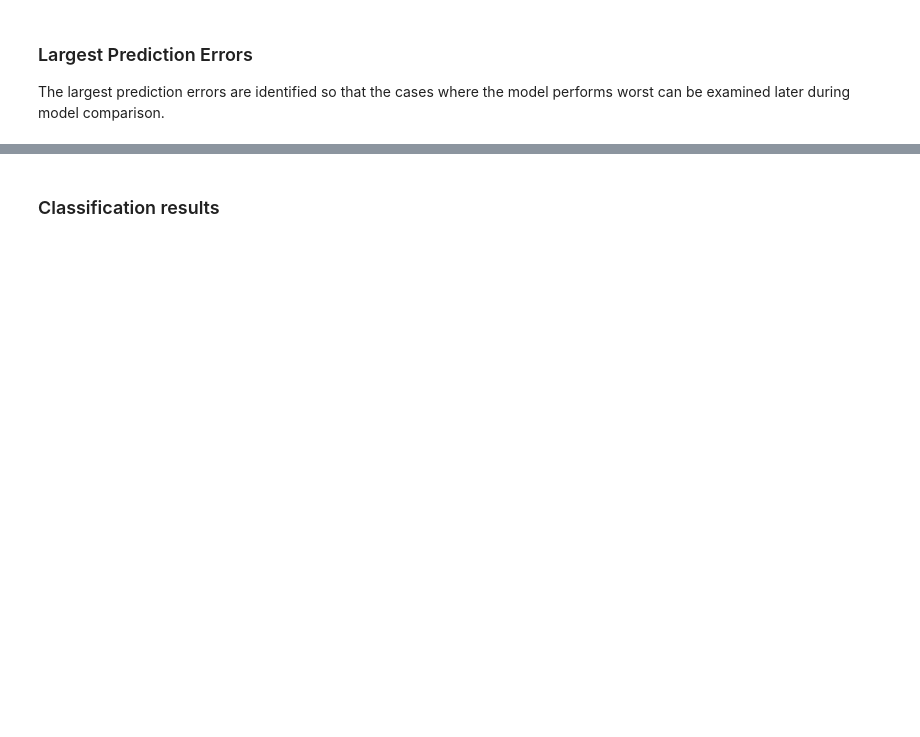
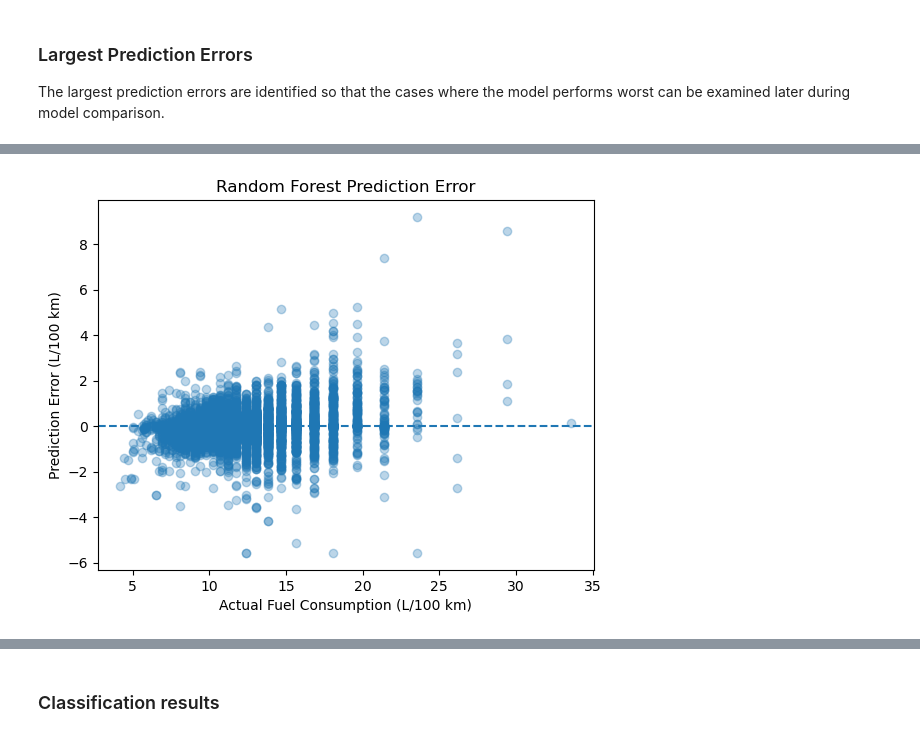
Before and after one commit to theorob284/Fuel-Classification, a Jupyter notebook: src/random_forest.ipynb, the cells around one changed output, grey strips where cells are left out. Saved outputs shown, nothing was run; the diff lists cells and outputs as text; code cells hidden in the pictures; blank space fills up the shorter version.

Commit message:
standardised plots

```diff
--- a/src/random_forest.ipynb
+++ b/src/random_forest.ipynb
@@ -161,3 +161,15 @@ worst_errors
+# %%
+plt.scatter(results["actual"], results["error"], alpha=0.3)
+plt.axhline(0, linestyle="--")
+plt.ylim(-6, 13) # for clearer comparison in report
+
+plt.xlabel("Actual Fuel Consumption (L/100 km)")
+plt.ylabel("Prediction Error (L/100 km)")
+plt.title("Random Forest Prediction Error")
+
+plt.show()
+# %% [output]
+[figure, added]
 # %%
 worst_indices = worst_errors.index
 
```
Also changed, not shown: parts of 7 cells of this notebook, 2 other files.
